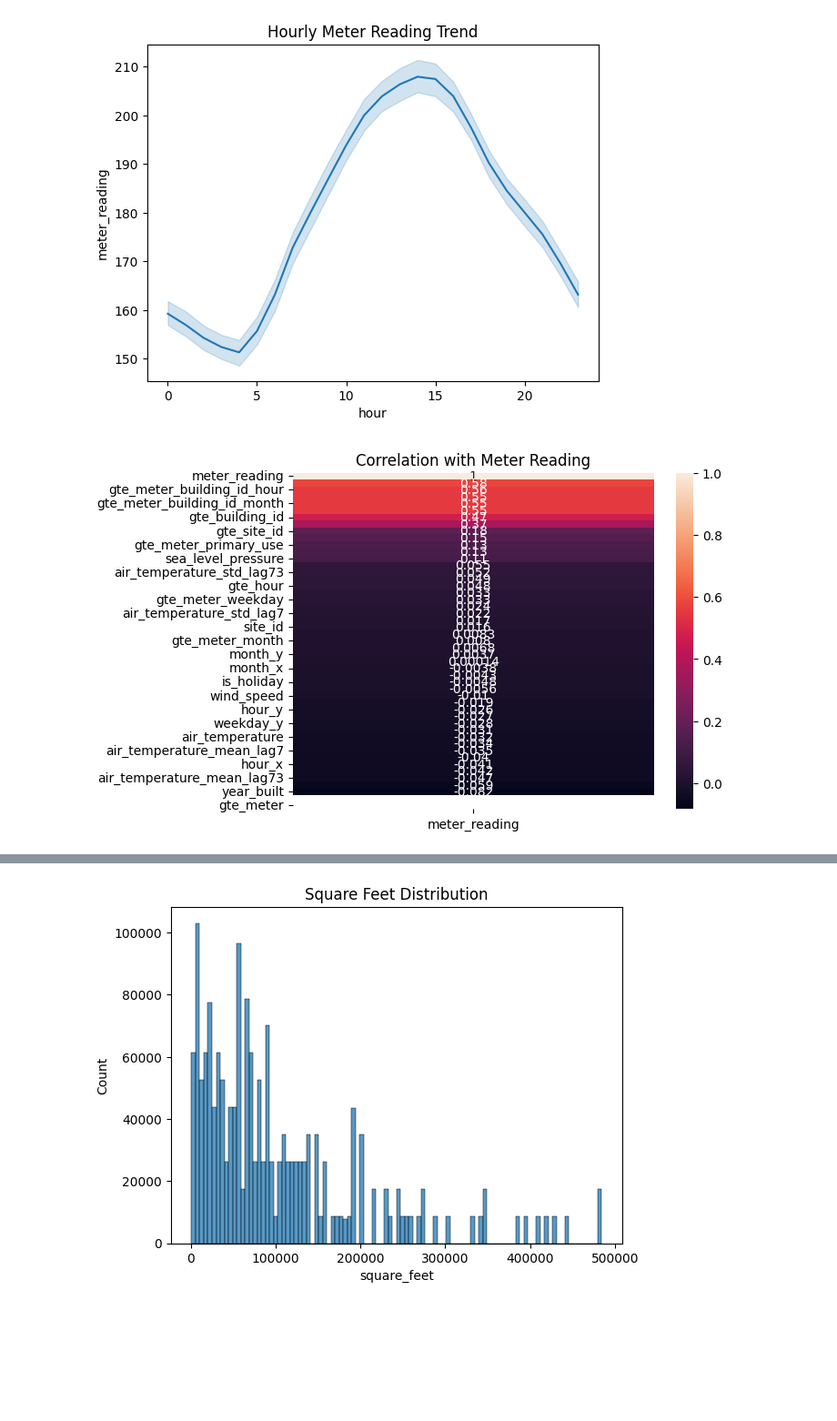
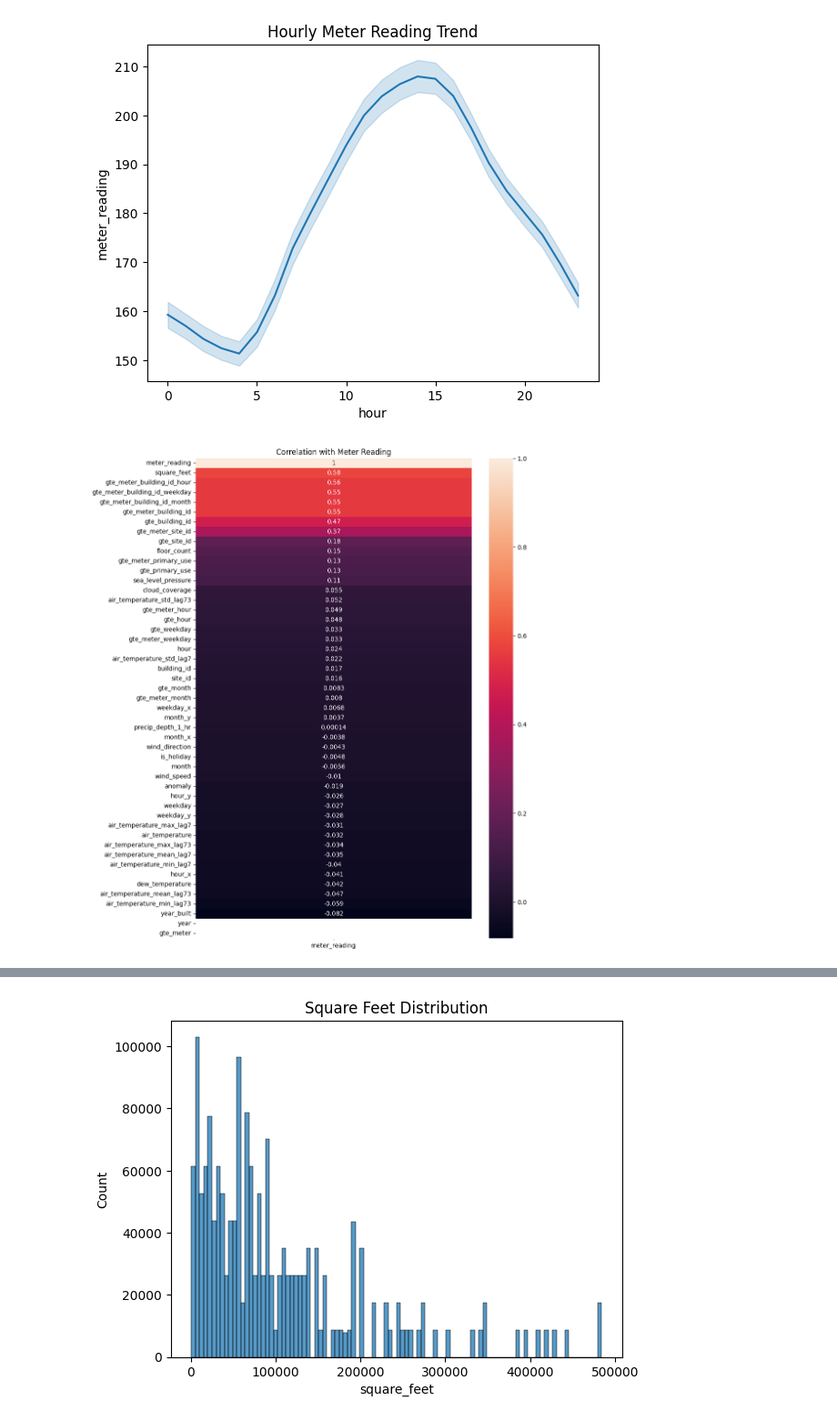
Before and after one commit to ZM24abv/Anomaly-Detection-in-Power-Consumption-Time-Series-Using-Python, a Jupyter notebook: Anomaly-Detection-in-Power-Consumption-Time-Series-Using-Python.ipynb, the cells around one changed output, grey strips where cells are left out. Shown at 91% size. Drawn from its saved outputs; the diff is of its cells as text; code cells hidden in the pictures; blank space fills up the shorter version.

```diff
--- a/Anomaly-Detection-in-Power-Consumption-Time-Series-Using-Python.ipynb
+++ b/Anomaly-Detection-in-Power-Consumption-Time-Series-Using-Python.ipynb
@@ -130,8 +133,9 @@ plt.show()
 [figure]
 # %%
 #  Heatmap of correlation with meter reading
+plt.figure(figsize=(10, 14))
 sns.heatmap(df.corr(numeric_only=True)[['meter_reading']].sort_values('meter_reading', ascending=False), annot=True)
 plt.title("Correlation with Meter Reading")
 plt.show()
 # %% [output]
-[figure, old version]
+[figure, new version]
```
Also changed, not shown: parts of 43 cells of this notebook.
